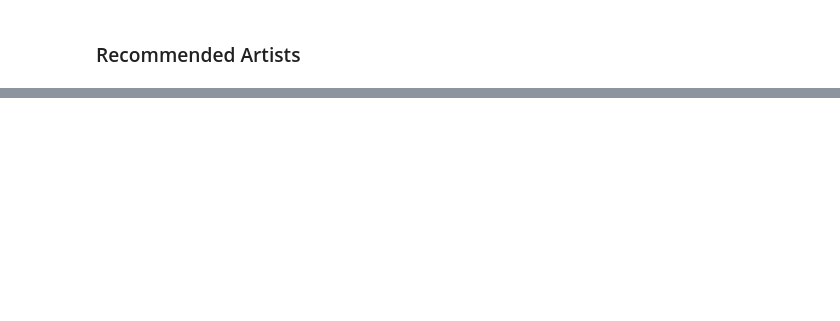
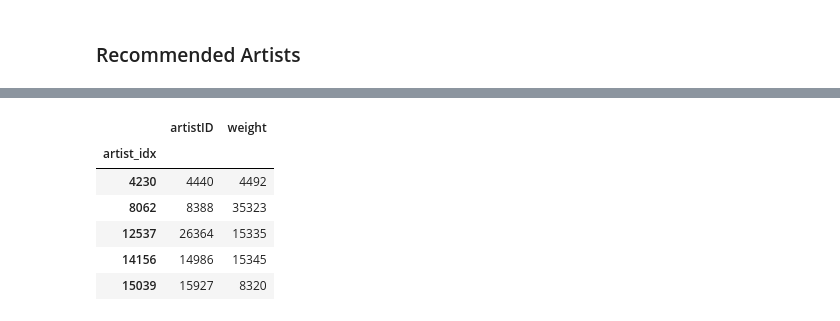
Before and after one commit to PeytonNash/adsp_32014_final, a Jupyter notebook: Recommendation Engine.ipynb, the cells around one changed output, grey strips where cells are left out. Cells and saved outputs as stored; diff of their text form; code cells hidden in the pictures; blank space fills up the shorter version.

```diff
--- a/Recommendation Engine.ipynb
+++ b/Recommendation Engine.ipynb
@@ -315,13 +336,2 @@ plt.show()
 # %% [markdown]
 ### Recommended Artists
-# %%
-user_vec = U[557]
-
-# Get the predicted values for the user
-preds = np.exp(user_vec @ V.T)
-
-# Ignore artists that the user has already listened to
-preds[R.iloc[user_idx, :] > 0] = -np.inf
-
-# Get the top k artists
-#top_k = pred[-k:][::-1]
@@ -340,8 +348,8 @@ def recommend_top_k(user_idx, U, V, R, k=5):
     preds[R.iloc[user_idx, :] > 0] = -np.inf
 
     # Get the top k artists
-    top_k = pred[-k:][::-1]
-    return top_k
+    top_k = np.argsort(preds)[-k:][::-1]
+    return top_k, preds
 # %%
 # Create a sparse matrix from the user/artist data
 ua_matrix = user_artists.pivot_table(
@@ -357,6 +379,6 @@ user_sample_top
 # %%
 # Identify recommended artists
-rec_artist_idx = recommend_top_k(557, posterior_U, posterior_V, ua_matrix, 5)
+rec_artist_idx, preds = recommend_top_k(557, posterior_U, posterior_V, ua_matrix, 5)
 rec_artist_id = [k for (k, v) in artist_map.items() if v in list(rec_artist_idx)]
 
 artists[artists['id'].isin(rec_artist_id)]['name']
@@ -362,0 +396,10 @@ artists[artists['id'].isin(rec_artist_id)]['name']
+# %%
+user_artists[user_artists['artist_idx'].isin(rec_artist_idx)][['artistID', 'artist_idx', 'weight']].groupby('artist_idx').sum('weight')
+# %% [output]
+|  | artistID | weight |
+| artist_idx |  |  |
+| 4230 | 4440 | 4492 |
+| 8062 | 8388 | 35323 |
+| 12537 | 26364 | 15335 |
+| 14156 | 14986 | 15345 |
+| 15039 | 15927 | 8320 |
```
Also changed, not shown: parts of 14 cells of this notebook.
